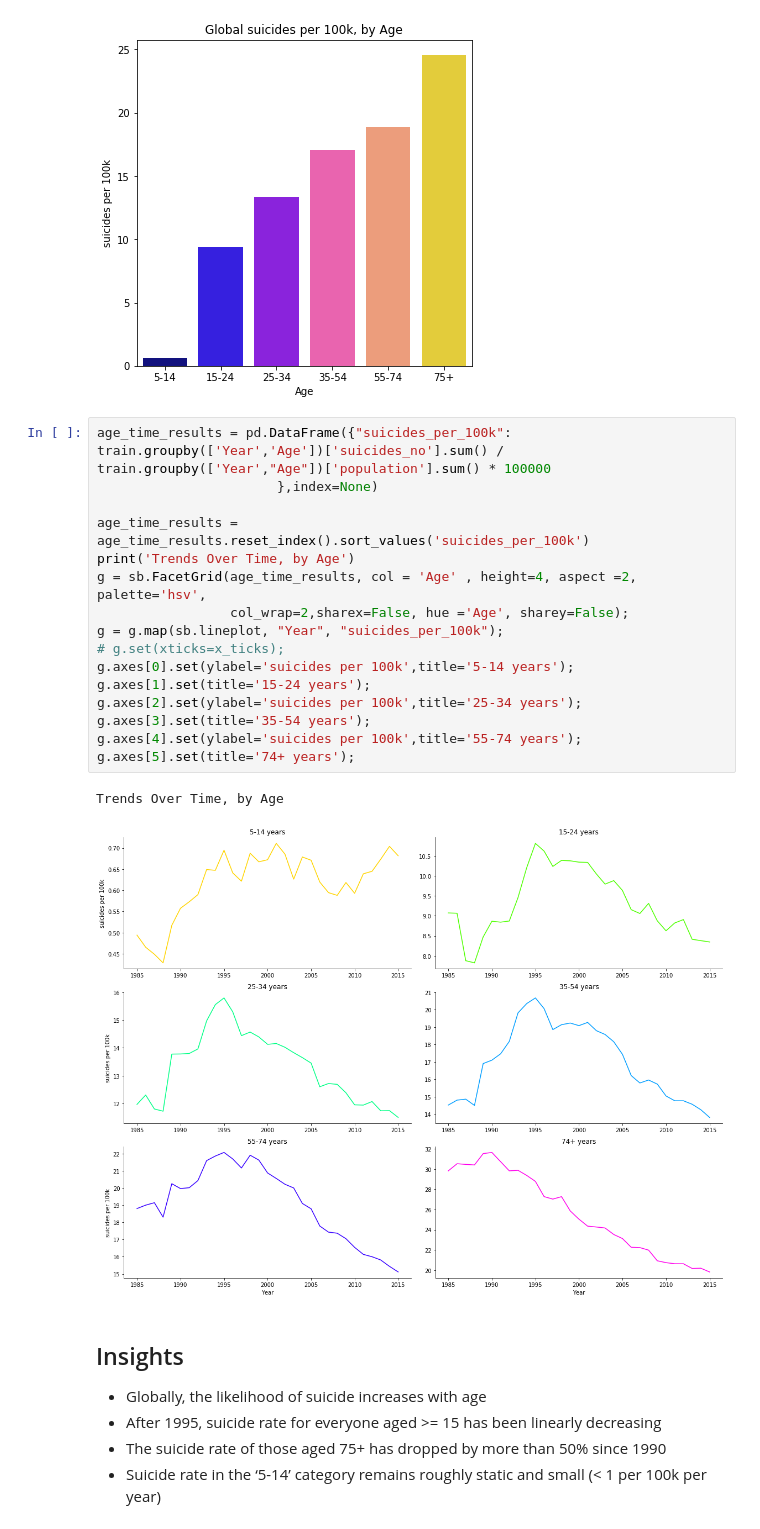
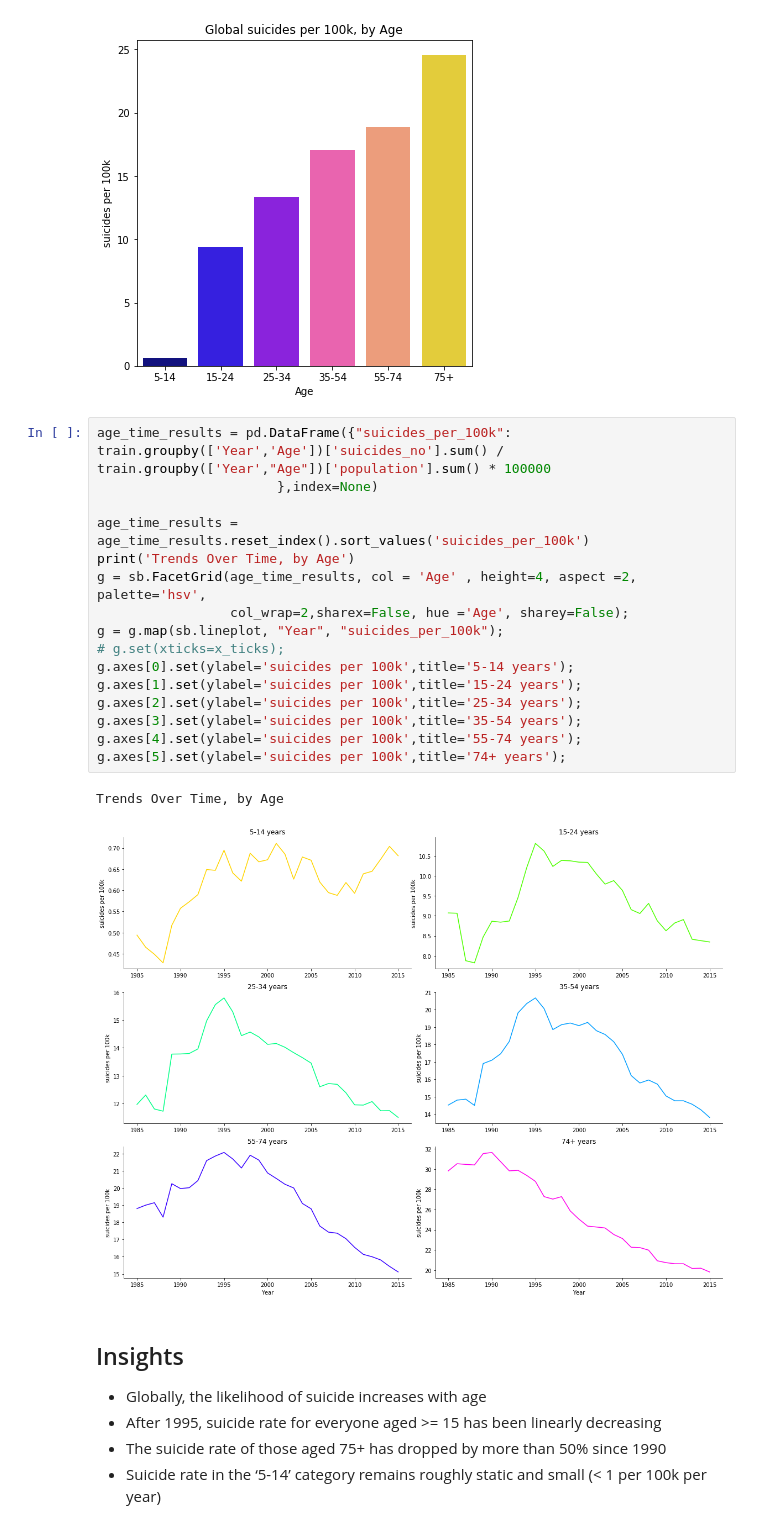
Before and after one commit to vaishali-vcs/DataScienceFoundation_Project, a Jupyter notebook: SuicideDataAnalysis.ipynb, the cells around one changed output. Saved outputs shown, nothing was run; the diff lists cells and outputs as text.

```diff
--- a/SuicideDataAnalysis.ipynb
+++ b/SuicideDataAnalysis.ipynb
@@ -325,22 +332,22 @@ g.set(ylabel='suicides per 100k',title='Global suicides per 100k, by Age');
 # %%
 age_time_results = pd.DataFrame({"suicides_per_100k": train.groupby(['Year','Age'])['suicides_no'].sum() / train.groupby(['Year',"Age"])['population'].sum() * 100000
                        },index=None)
 
 age_time_results = age_time_results.reset_index().sort_values('suicides_per_100k')
 print('Trends Over Time, by Age')
 g = sb.FacetGrid(age_time_results, col = 'Age' , height=4, aspect =2, palette='hsv',
                  col_wrap=2,sharex=False, hue ='Age', sharey=False);
 g = g.map(sb.lineplot, "Year", "suicides_per_100k");
 # g.set(xticks=x_ticks);
 g.axes[0].set(ylabel='suicides per 100k',title='5-14 years');
-g.axes[1].set(title='15-24 years');
+g.axes[1].set(ylabel='suicides per 100k',title='15-24 years');
 g.axes[2].set(ylabel='suicides per 100k',title='25-34 years');
-g.axes[3].set(title='35-54 years');
+g.axes[3].set(ylabel='suicides per 100k',title='35-54 years');
 g.axes[4].set(ylabel='suicides per 100k',title='55-74 years');
-g.axes[5].set(title='74+ years');
+g.axes[5].set(ylabel='suicides per 100k',title='74+ years');
 # %% [output]
 Trends Over Time, by Age
-[figure, old version]
+[figure, new version]
 # %% [markdown]
 ## Insights
 
```
Also changed, not shown: parts of 33 cells of this notebook.
